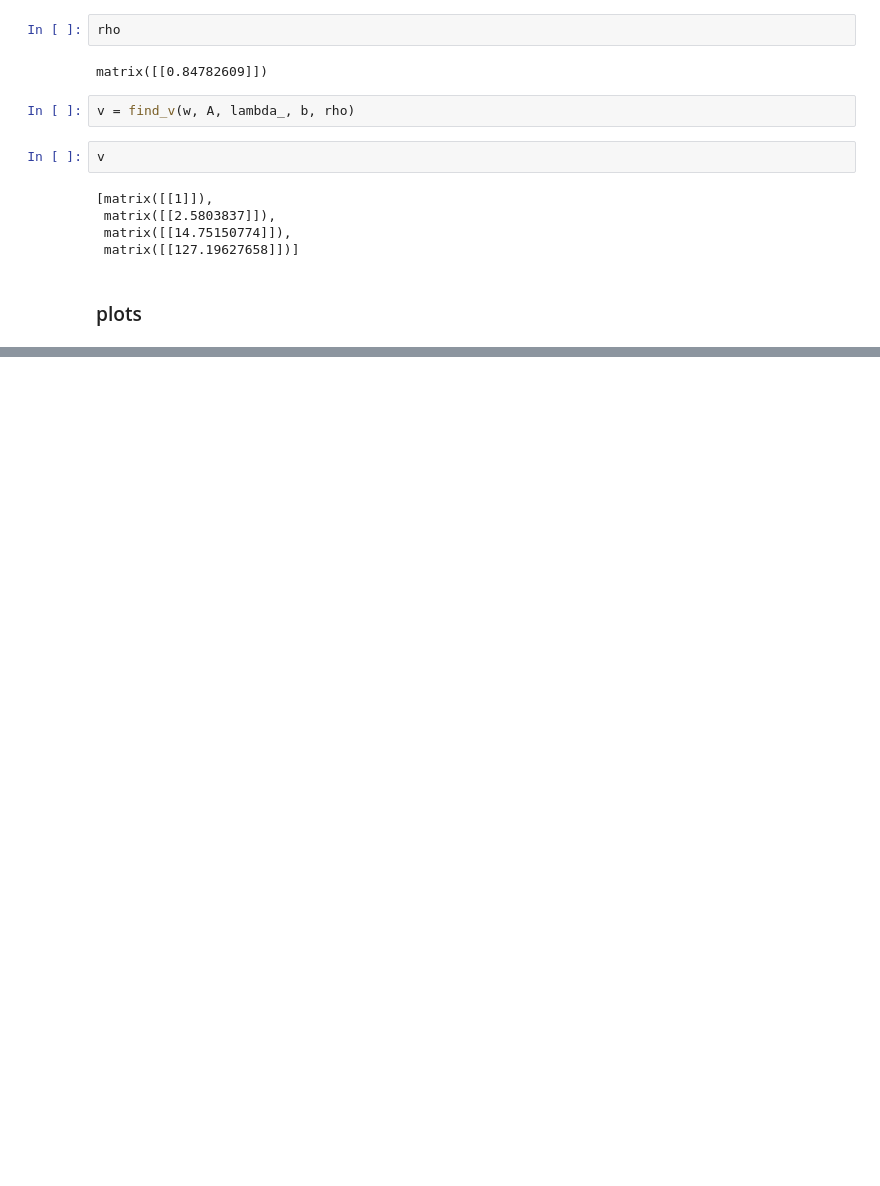
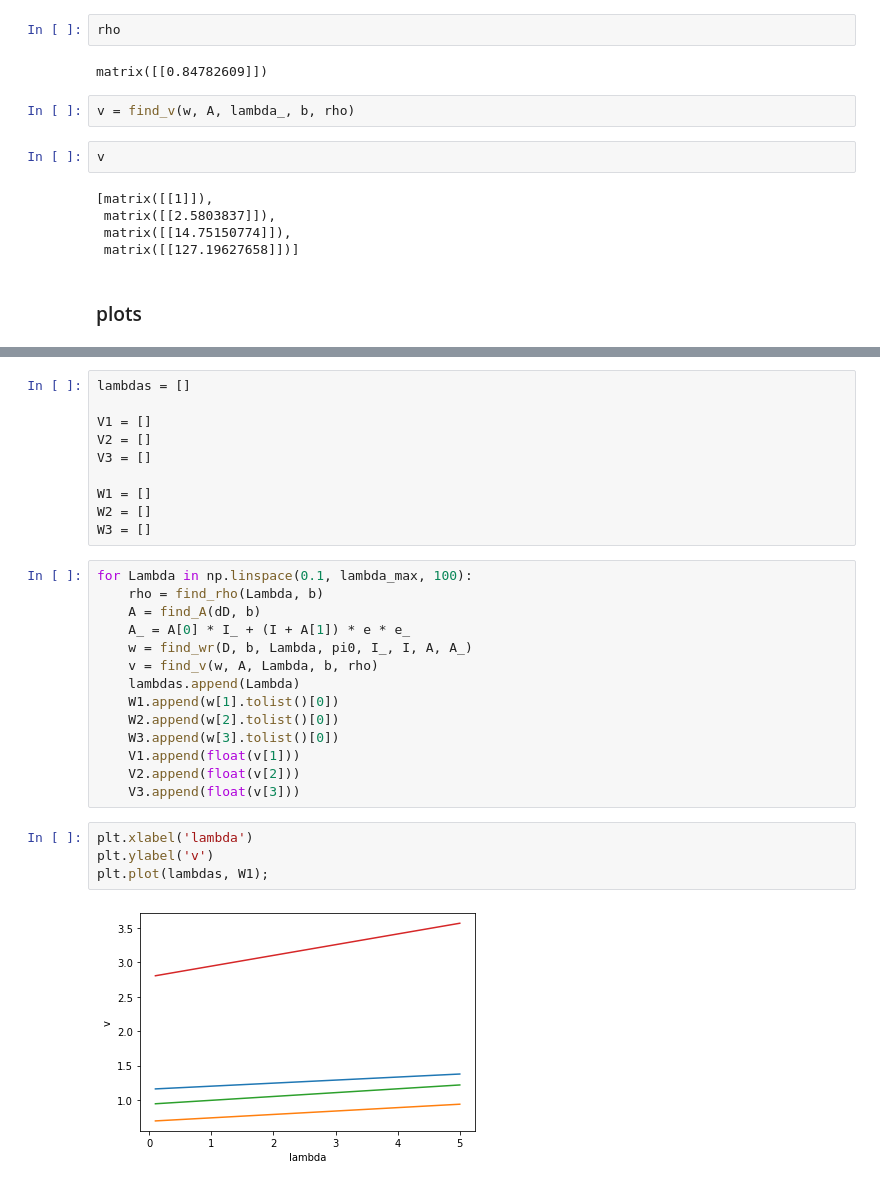
Before and after one commit to JanaLeshchanka/TMO, a Jupyter notebook: task1/moments.ipynb, the cells around one changed output, grey strips where cells are left out. Saved outputs shown, nothing was run; the diff lists cells and outputs as text; blank space fills up the shorter version.

```diff
--- a/task1/moments.ipynb
+++ b/task1/moments.ipynb
@@ -237,0 +302,30 @@ v
+# %%
+lambdas = []
+
+V1 = []
+V2 = []
+V3 = []
+
+W1 = []
+W2 = []
+W3 = []
+# %%
+for Lambda in np.linspace(0.1, lambda_max, 100):
+    rho = find_rho(Lambda, b)
+    A = find_A(dD, b)
+    A_ = A[0] * I_ + (I + A[1]) * e * e_
+    w = find_wr(D, b, Lambda, pi0, I_, I, A, A_)
+    v = find_v(w, A, Lambda, b, rho)
+    lambdas.append(Lambda)
+    W1.append(w[1].tolist()[0])
+    W2.append(w[2].tolist()[0])
+    W3.append(w[3].tolist()[0])
+    V1.append(float(v[1]))
+    V2.append(float(v[2]))
+    V3.append(float(v[3]))
+# %%
+plt.xlabel('lambda')
+plt.ylabel('v')
+plt.plot(lambdas, W1);
+# %% [output]
+[figure, added]
```
Also changed, not shown: parts of 32 cells of this notebook.
